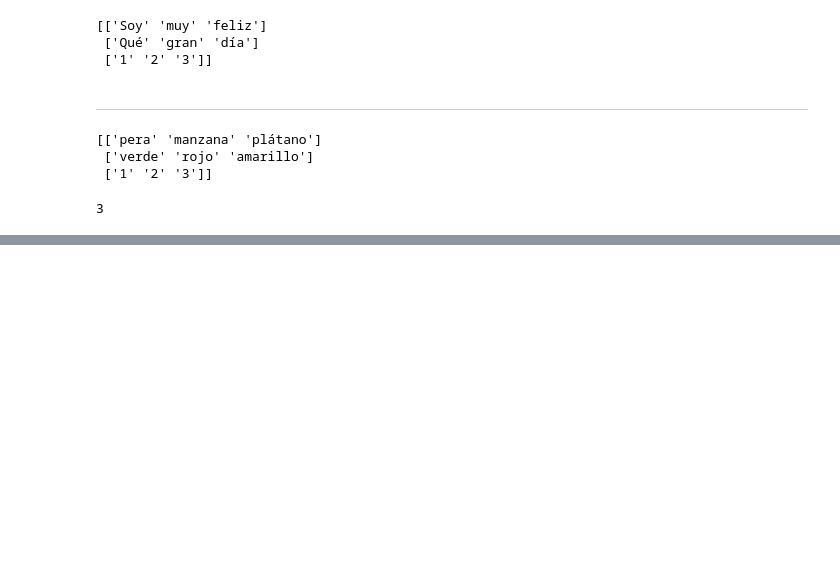
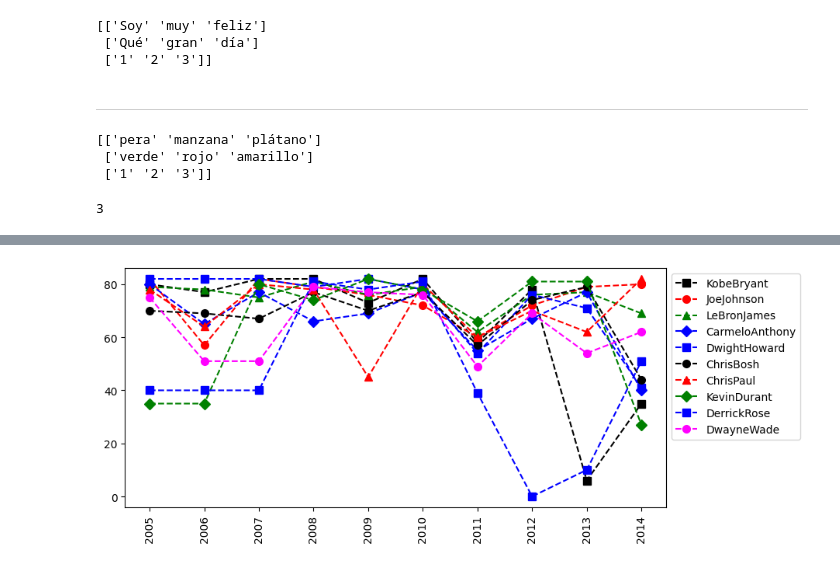
Before and after one commit to Marru73/Ejercicios-Python, a Jupyter notebook: CERTIFICADO IBM/matrices.ipynb, the cells around one changed output, grey strips where cells are left out. Drawn from its saved outputs; the diff is of its cells as text; code cells hidden in the pictures; blank space fills up the shorter version.

```diff
--- a/CERTIFICADO IBM/matrices.ipynb
+++ b/CERTIFICADO IBM/matrices.ipynb
@@ -269,0 +302,16 @@ print(matriz1[2,2])
+# %%
+plt.plot(juegos[0], c='Black', ls='--', marker='s', ms=7, label=jugadores[0])
+plt.plot(juegos[1], c='Red', ls='--', marker='o', ms=7, label=jugadores[1])
+plt.plot(juegos[2], c='Green', ls='--', marker='^', ms=7, label=jugadores[2])
+plt.plot(juegos[3], c='Blue', ls='--', marker='D', ms=7, label=jugadores[3])
+plt.plot(juegos[4], c='Blue', ls='--', marker='s', ms=7, label=jugadores[4])
+plt.plot(juegos[5], c='Black', ls='--', marker='o', ms=7, label=jugadores[5])
+plt.plot(juegos[6], c='Red', ls='--', marker='^', ms=7, label=jugadores[6])
+plt.plot(juegos[7], c='Green', ls='--', marker='D', ms=7, label=jugadores[7])
+plt.plot(juegos[8], c='Blue', ls='--', marker='s', ms=7, label=jugadores[8])
+plt.plot(juegos[9], c='Magenta', ls='--', marker='o', ms=7, label=jugadores[9])
+plt.legend(loc='upper left', bbox_to_anchor=(1,1))
+plt.xticks(list(range(0,10)), temporadas, rotation='vertical')
+plt.show()
+# %% [output]
+[figure, added]
```
Also changed, not shown: parts of 13 cells of this notebook, 1 other file.
